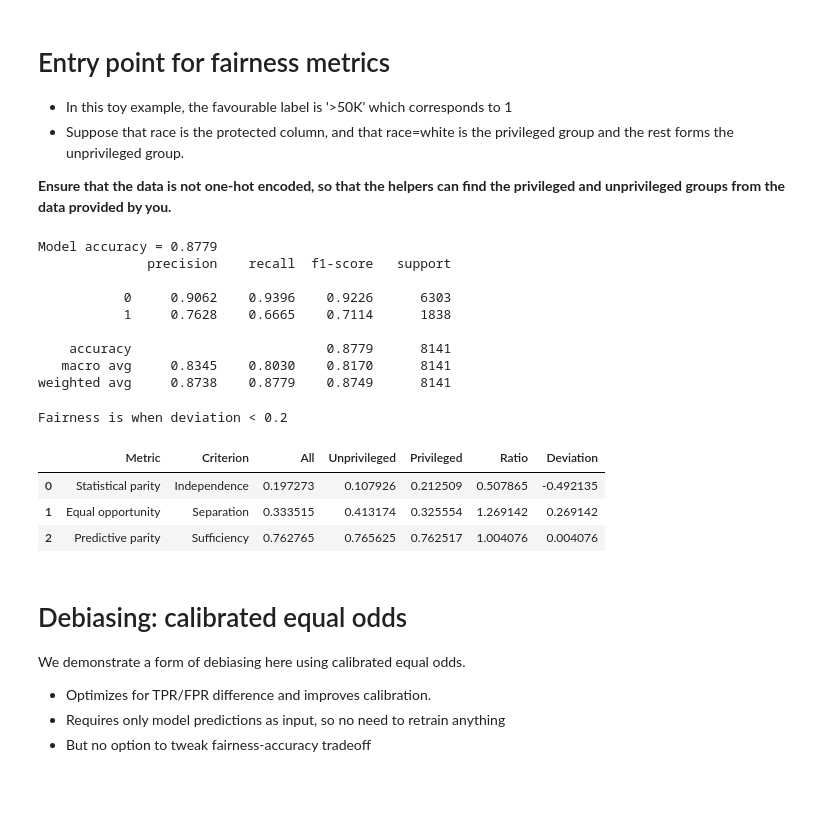
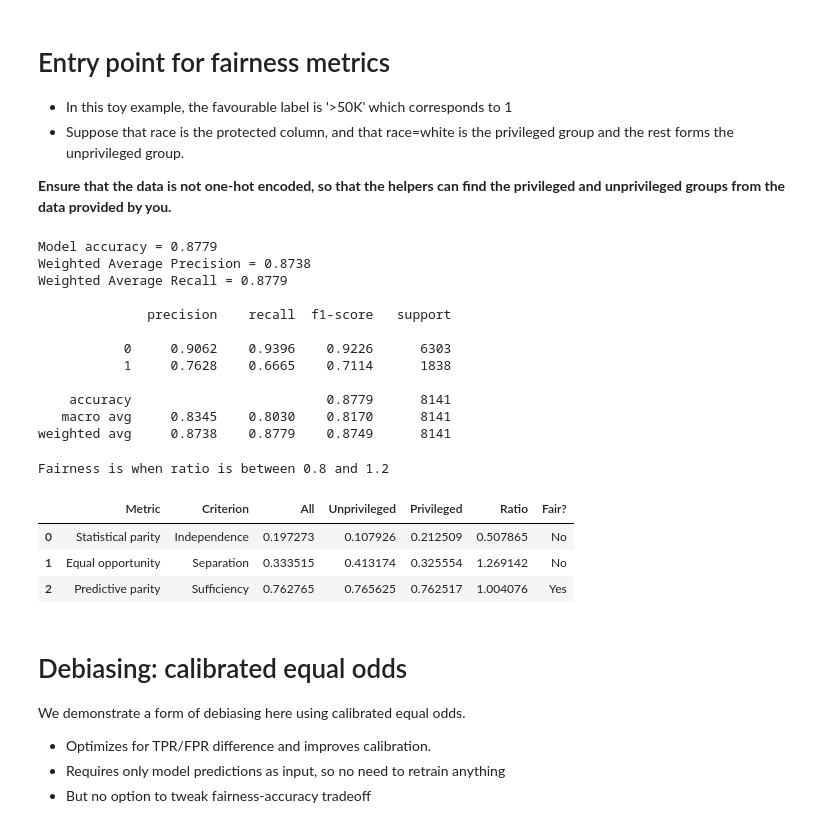
Before and after one commit to basisai/xafai-demo, a Jupyter notebook: toy_example.ipynb, the cells around one changed output. Cells and saved outputs as stored; diff of their text form; code cells hidden in the pictures; blank space fills up the shorter version.

```diff
--- a/toy_example.ipynb
+++ b/toy_example.ipynb
@@ -283,8 +276,9 @@ threshold = 0.2
 BIAS_INFO = {
     'favorable_label': 1,
     'unfavorable_label': 0,
-    'protected_columns': ['Race=Amer-Indian-Eskimo', 'Race=Asian-Pac-Islander',
-                          'Race=Black', 'Race=Other', 'Race=White']
+    'protected_columns': [
+        'Race=Amer-Indian-Eskimo', 'Race=Asian-Pac-Islander',
+        'Race=Black', 'Race=Other', 'Race=White']
 }
 
 PRIVILEGED_INFO = {
@@ -297,9 +291,14 @@ y_val_prob = clf.predict_proba(x_val)[:, 1]
 y_val_pred = (y_val_prob > 0.5).astype(int)
 
 print(f"Model accuracy = {metrics.accuracy_score(y_val, y_val_pred):.4f}")
+print("Weighted Average Precision = {:.4f}".format(metrics.precision_score(y_val, y_val_pred, average="weighted")))
+print("Weighted Average Recall = {:.4f}".format(metrics.recall_score(y_val, y_val_pred, average="weighted")), "\n")
 print(metrics.classification_report(y_val, y_val_pred, digits=4))
 # %% [output]
 Model accuracy = 0.8779
+Weighted Average Precision = 0.8738
+Weighted Average Recall = 0.8779
+
               precision    recall  f1-score   support
 
            0     0.9062    0.9396    0.9226      6303
@@ -315,17 +314,18 @@ predicted_val = prepare_dataset(x_val, y_val_pred, **BIAS_INFO, **PRIVILEGED_INF
 # %%
 # Compute fairness
 clf_metric = ClassificationMetric(grdtruth_val, predicted_val, **PRIVILEGED_INFO)
 fmeasures = compute_fairness_metrics(clf_metric)
+fmeasures["Fair?"] = fmeasures["Ratio"].apply(lambda x: "Yes" if np.abs(x - 1) < threshold else "No")
 
-print(f"Fairness is when deviation < {threshold}")
+print(f"Fairness is when ratio is between {1-threshold} and {1+threshold}")
 display(fmeasures.iloc[:3]
-        .style.applymap(lambda x: color_red(x, threshold), subset=['Deviation']))
+        .style.applymap(color_red, subset=["Fair?"]))
 # %% [output]
-Fairness is when deviation < 0.2
+Fairness is when ratio is between 0.8 and 1.2
-|  | Metric | Criterion | All | Unprivileged | Privileged | Ratio | Deviation |
-| 0 | Statistical parity | Independence | 0.197273 | 0.107926 | 0.212509 | 0.507865 | -0.492135 |
-| 1 | Equal opportunity | Separation | 0.333515 | 0.413174 | 0.325554 | 1.269142 | 0.269142 |
-| 2 | Predictive parity | Sufficiency | 0.762765 | 0.765625 | 0.762517 | 1.004076 | 0.004076 |
+|  | Metric | Criterion | All | Unprivileged | Privileged | Ratio | Fair? |
+| 0 | Statistical parity | Independence | 0.197273 | 0.107926 | 0.212509 | 0.507865 | No |
+| 1 | Equal opportunity | Separation | 0.333515 | 0.413174 | 0.325554 | 1.269142 | No |
+| 2 | Predictive parity | Sufficiency | 0.762765 | 0.765625 | 0.762517 | 1.004076 | Yes |
 # %% [markdown]
 # Debiasing: calibrated equal odds
 
```
Also changed, not shown: parts of 14 cells of this notebook, 13 other files.
